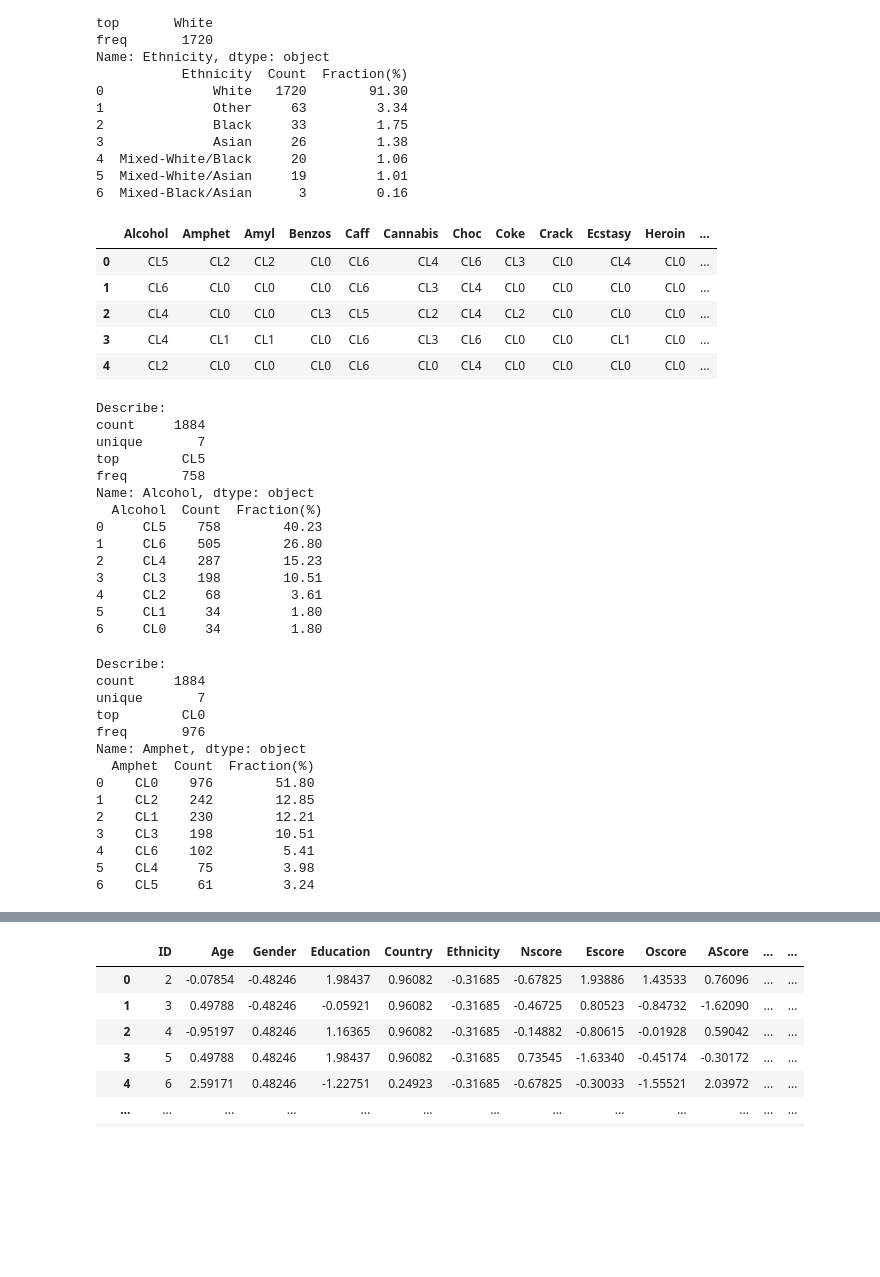
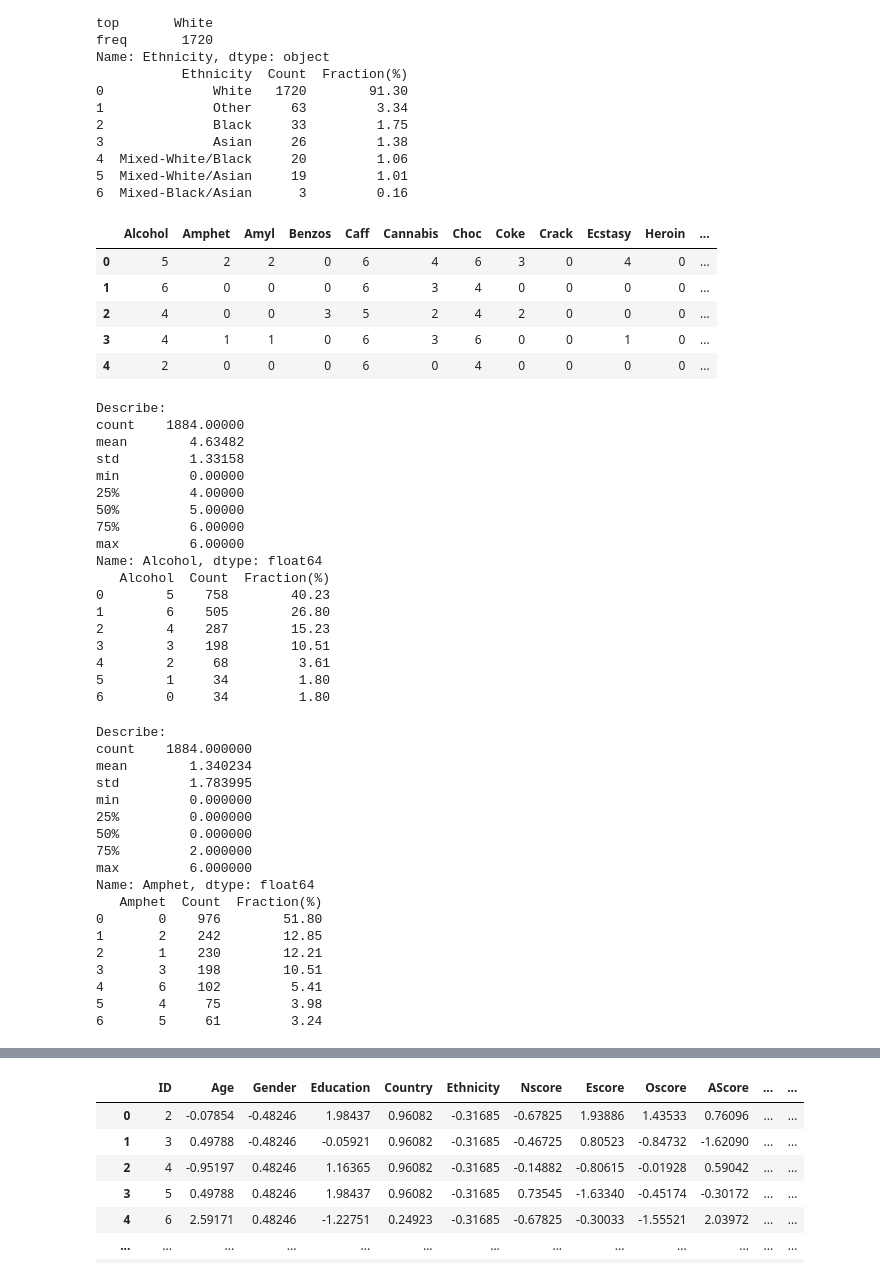
Before and after one commit to DevNataneto/ProjetoCDIA, a Jupyter notebook: exploration.ipynb, the cells around one changed output, grey strips where cells are left out. Saved outputs shown, nothing was run; the diff lists cells and outputs as text; code cells hidden in the pictures; blank space fills up the shorter version.

```diff
--- a/exploration.ipynb
+++ b/exploration.ipynb
@@ -147,49 +170,57 @@ Name: Ethnicity, dtype: object
 6  Mixed-Black/Asian      3         0.16
 # %%
 #Criação de dataset auxiliar contendo as informações do uso de diversas drogas
-drugs_df_drugs = drugs_df.loc[:, "Alcohol":"Nicotine"]
+drugs_df_drugs = drugs_df.loc[:, "Alcohol":"VSA"]
 drugs_df_drugs.head(5)
 # %% [output]
 |  | Alcohol | Amphet | Amyl | Benzos | Caff | Cannabis | Choc | Coke | Crack | Ecstasy | Heroin | ... |
-| 0 | CL5 | CL2 | CL2 | CL0 | CL6 | CL4 | CL6 | CL3 | CL0 | CL4 | CL0 | ... |
-| 1 | CL6 | CL0 | CL0 | CL0 | CL6 | CL3 | CL4 | CL0 | CL0 | CL0 | CL0 | ... |
-| 2 | CL4 | CL0 | CL0 | CL3 | CL5 | CL2 | CL4 | CL2 | CL0 | CL0 | CL0 | ... |
-| 3 | CL4 | CL1 | CL1 | CL0 | CL6 | CL3 | CL6 | CL0 | CL0 | CL1 | CL0 | ... |
-| 4 | CL2 | CL0 | CL0 | CL0 | CL6 | CL0 | CL4 | CL0 | CL0 | CL0 | CL0 | ... |
+| 0 | 5 | 2 | 2 | 0 | 6 | 4 | 6 | 3 | 0 | 4 | 0 | ... |
+| 1 | 6 | 0 | 0 | 0 | 6 | 3 | 4 | 0 | 0 | 0 | 0 | ... |
+| 2 | 4 | 0 | 0 | 3 | 5 | 2 | 4 | 2 | 0 | 0 | 0 | ... |
+| 3 | 4 | 1 | 1 | 0 | 6 | 3 | 6 | 0 | 0 | 1 | 0 | ... |
+| 4 | 2 | 0 | 0 | 0 | 6 | 0 | 4 | 0 | 0 | 0 | 0 | ... |
 # %%
 infos(drugs_df_drugs, info='Alcohol')
 # %% [output]
 Describe:
-count     1884
-unique       7
-top        CL5
-freq       758
-Name: Alcohol, dtype: object
-  Alcohol  Count  Fraction(%)
-0     CL5    758        40.23
-1     CL6    505        26.80
-2     CL4    287        15.23
-3     CL3    198        10.51
-4     CL2     68         3.61
-5     CL1     34         1.80
-6     CL0     34         1.80
+count    1884.00000
+mean        4.63482
+std         1.33158
+min         0.00000
+25%         4.00000
+50%         5.00000
+75%         6.00000
+max         6.00000
+Name: Alcohol, dtype: float64
+   Alcohol  Count  Fraction(%)
+0        5    758        40.23
+1        6    505        26.80
+2        4    287        15.23
+3        3    198        10.51
+4        2     68         3.61
+5        1     34         1.80
+6        0     34         1.80
 # %%
 infos(drugs_df_drugs, info='Amphet')
 # %% [output]
 Describe:
-count     1884
-unique       7
-top        CL0
-freq       976
-Name: Amphet, dtype: object
-  Amphet  Count  Fraction(%)
-0    CL0    976        51.80
-1    CL2    242        12.85
-2    CL1    230        12.21
-3    CL3    198        10.51
-4    CL6    102         5.41
-5    CL4     75         3.98
-6    CL5     61         3.24
+count    1884.000000
+mean        1.340234
+std         1.783995
+min         0.000000
+25%         0.000000
+50%         0.000000
+75%         2.000000
+max         6.000000
+Name: Amphet, dtype: float64
+   Amphet  Count  Fraction(%)
+0       0    976        51.80
+1       2    242        12.85
+2       1    230        12.21
+3       3    198        10.51
+4       6    102         5.41
+5       4     75         3.98
+6       5     61         3.24
 # %%
 infos(drugs_df_drugs, info='Amyl')
 # %% [output]
```
Also changed, not shown: parts of 23 cells of this notebook.
